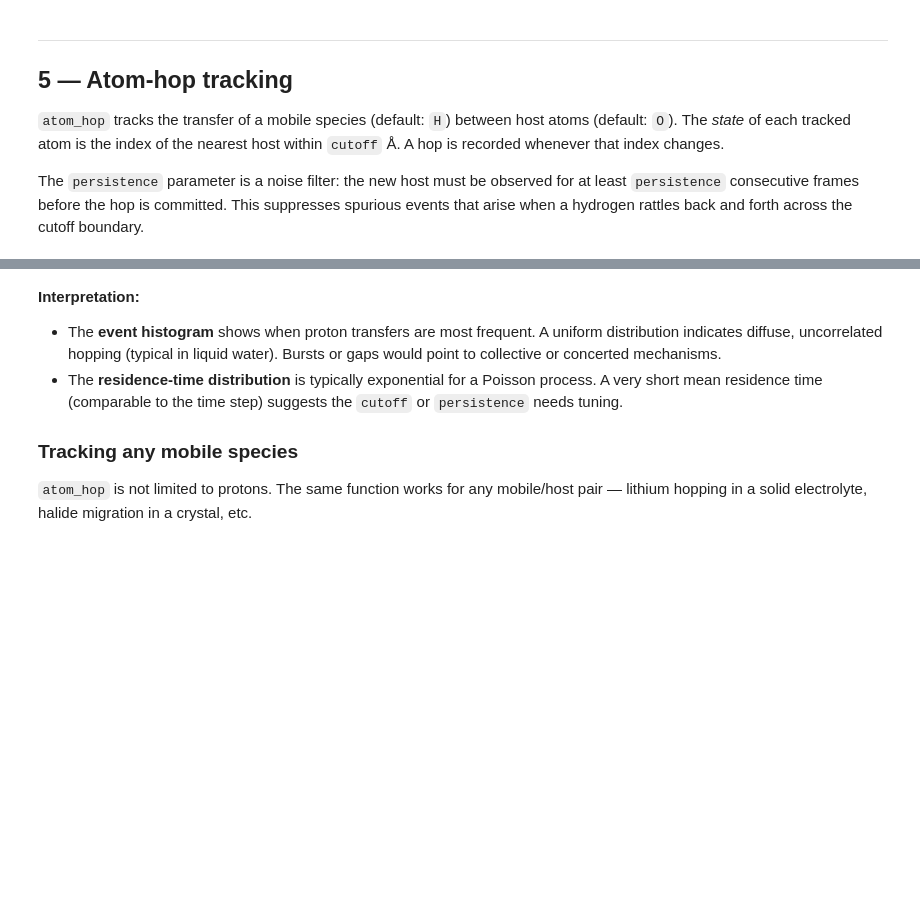
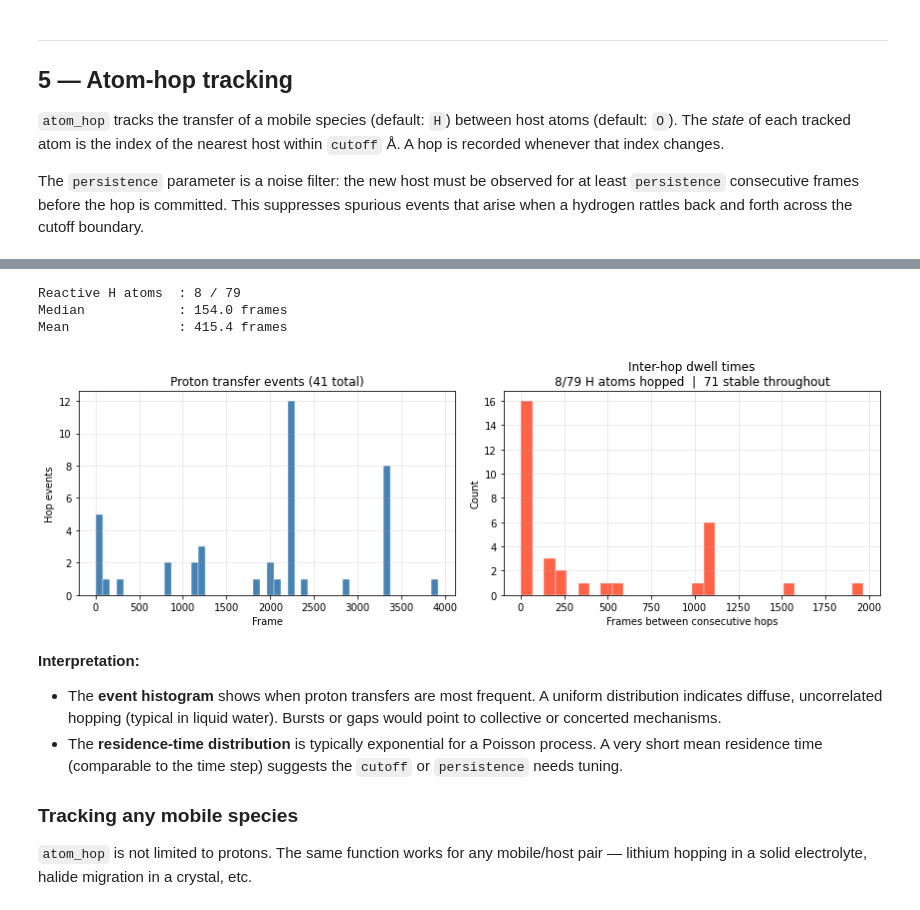
Before and after one commit to viktorsvahn/chempiler, a Jupyter notebook: chempiler_demo.ipynb, the cells around one changed output, grey strips where cells are left out. Saved outputs shown, nothing was run; the diff lists cells and outputs as text; code cells hidden in the pictures; blank space fills up the shorter version.

```diff
--- a/chempiler_demo.ipynb
+++ b/chempiler_demo.ipynb
@@ -313,3 +355,80 @@ if len(residence) > 0:
+# %%
+transitions = result['transitions']
+
+# Map H-atom indices to their position in the residence_times array
+syms = frames[0].symbols
+h_indices = [i for i, s in enumerate(syms) if s == 'H']
+atom_to_pos = {a: i for i, a in enumerate(h_indices)}
+
+# Split into reactive (hopped ≥1 time) and stable atoms
+hopped_atoms = set(t[1] for t in transitions)
+n_total  = len(result['residence_times'])
+n_hopped = len(hopped_atoms)
+n_stable = n_total - n_hopped
+
+# Inter-hop dwell times (requires ≥2 hops per atom)
+from collections import defaultdict
+hops_by_atom = defaultdict(list)
+for frame_idx, atom_idx, _, _ in transitions:
+    hops_by_atom[atom_idx].append(frame_idx)
+
+dwell_times = np.array([
+    t2 - t1
+    for hop_frames in hops_by_atom.values()
+    for t1, t2 in zip(hop_frames, hop_frames[1:])
+])
+
+# Final-state residence times for reactive atoms only (always available)
+reactive_rt = np.array([
+    result['residence_times'][atom_to_pos[a]]
+    for a in hopped_atoms if a in atom_to_pos
+])
+
+fig, axes = plt.subplots(1, 2, figsize=(12, 4))
+
+# Left: hop events over time
+if transitions:
+    axes[0].hist([t[0] for t in transitions], bins=50,
+                 color='steelblue', edgecolor='white', lw=0.4)
+    axes[0].set_xlabel('Frame')
+    axes[0].set_ylabel('Hop events')
+    axes[0].set_title(f'Proton transfer events ({result["n_transitions"]} total)')
+else:
+    axes[0].text(0.5, 0.5, 'No hops detected', ha='center', va='center',
+                 transform=axes[0].transAxes, fontsize=13, color='0.5')
+    axes[0].set_title('Proton transfer events')
+
+# Right: dwell times — inter-hop if available, else final-state for reactive atoms
+subtitle = f'{n_hopped}/{n_total} H atoms hopped  |  {n_stable} stable throughout'
+if len(dwell_times) > 0:
+    plot_data = dwell_times
+    xlabel = 'Frames between consecutive hops'
+    title = f'Inter-hop dwell times\n{subtitle}'
+else:
+    plot_data = reactive_rt
+    xlabel = 'Frames in final bonded state'
+    title = f'Final-state residence — reactive H only\n{subtitle}'
+
+if len(plot_data) > 0:
+    axes[1].hist(plot_data, bins=30, color='tomato', edgecolor='white', lw=0.4)
+    axes[1].set_xlabel(xlabel)
+    axes[1].set_ylabel('Count')
+    axes[1].set_title(title)
+    print(f'Reactive H atoms  : {n_hopped} / {n_total}')
+    print(f'Median            : {np.median(plot_data):.1f} frames')
+    print(f'Mean              : {plot_data.mean():.1f} frames')
+else:
+    axes[1].text(0.5, 0.5, 'No hops detected', ha='center', va='center',
+                 transform=axes[1].transAxes, fontsize=13, color='0.5')
+    axes[1].set_title(subtitle)
+
+plt.tight_layout()
+plt.show()
+# %% [output]
+Reactive H atoms  : 8 / 79
+Median            : 154.0 frames
+Mean              : 415.4 frames
+[figure, added]
 # %% [markdown]
 **Interpretation:**
 - The **event histogram** shows when proton transfers are most frequent. A uniform distribution
```
Also changed, not shown: parts of 22 cells of this notebook.
